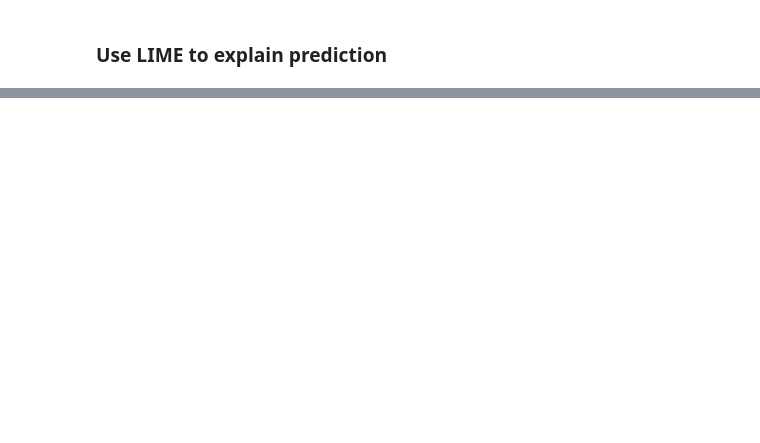
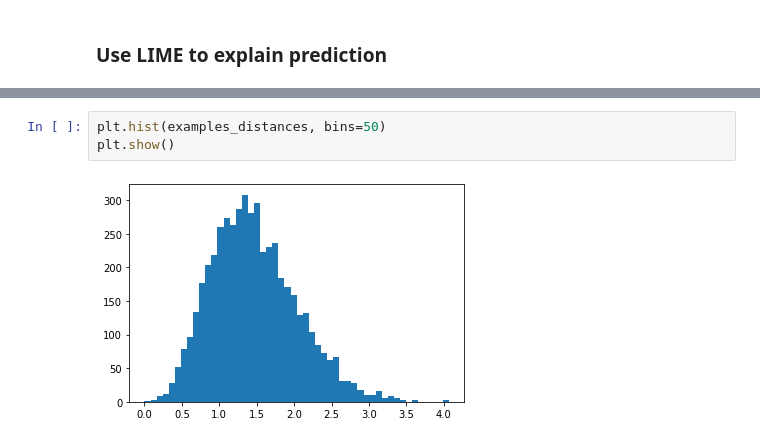
Before and after one commit to vonHousen/lime, a Jupyter notebook: doc/mod/notebooks/PerformanceAnalysis.ipynb, the cells around one changed output, grey strips where cells are left out. Drawn from its saved outputs; the diff is of its cells as text; blank space fills up the shorter version.

```diff
--- a/doc/mod/notebooks/PerformanceAnalysis.ipynb
+++ b/doc/mod/notebooks/PerformanceAnalysis.ipynb
@@ -134,0 +137,5 @@ plt.show()
+# %%
+plt.hist(examples_distances, bins=50)
+plt.show()
+# %% [output]
+[figure, added]
```
Also changed, not shown: parts of 7 cells of this notebook, 2 other files.
